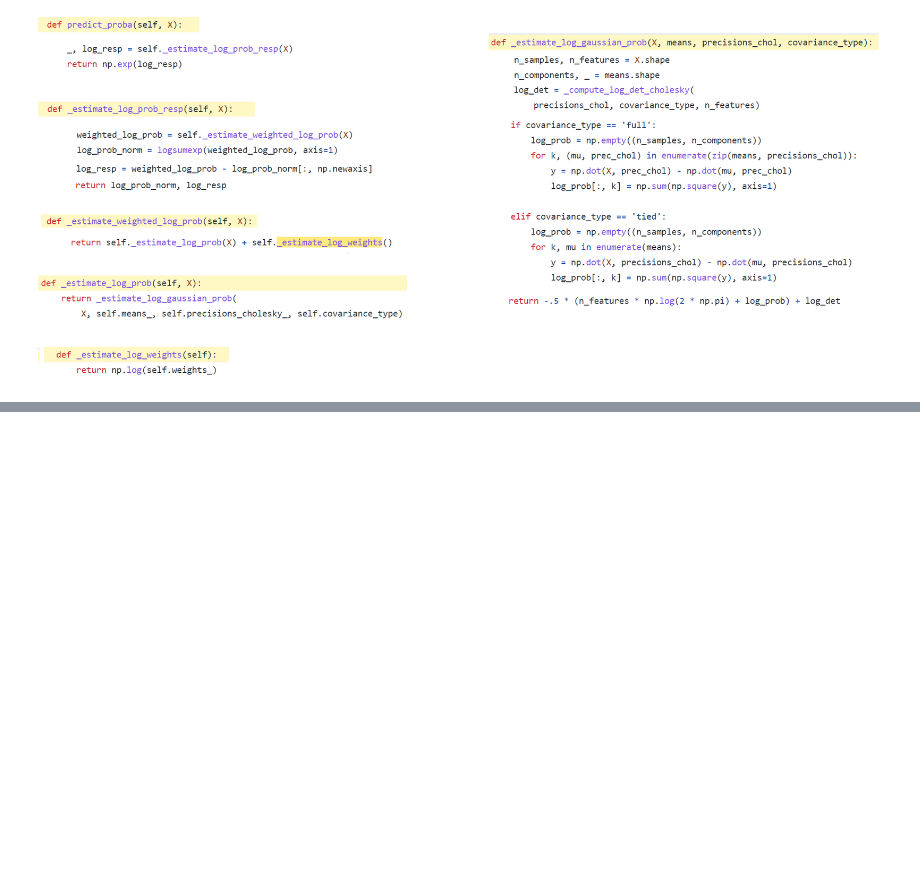
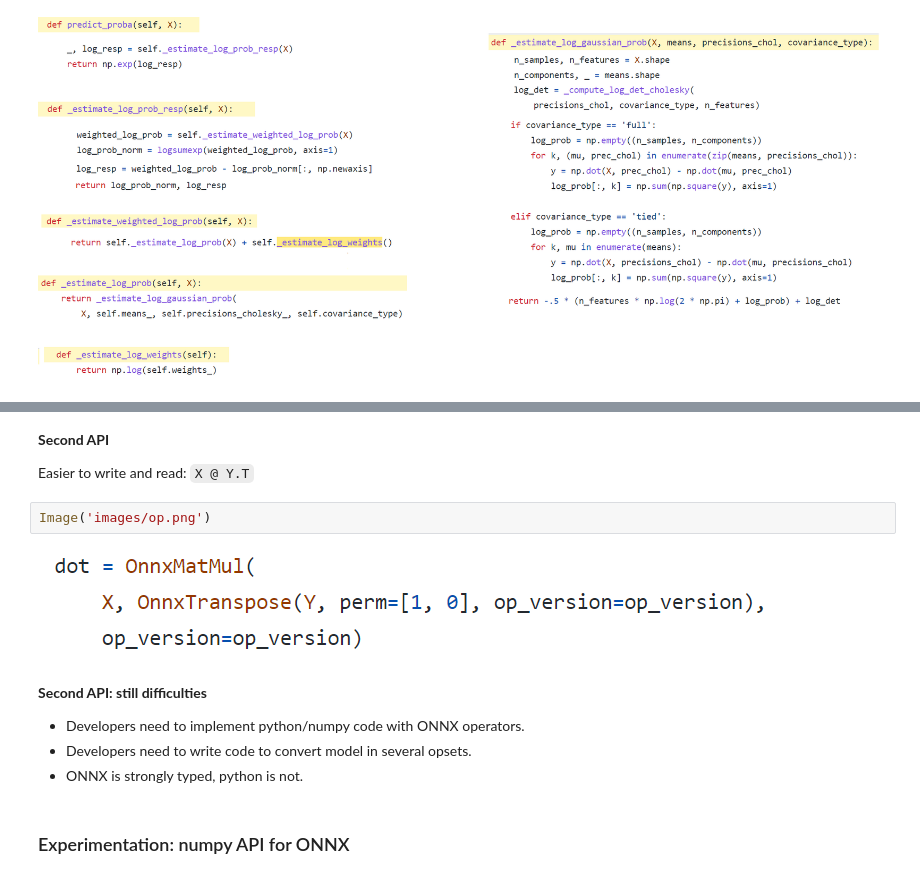
Before and after one commit to onnx/sklearn-onnx, a Jupyter notebook: docs/notebooks/introduction.ipynb, the cells around one changed output, grey strips where cells are left out. Cells and saved outputs as stored; diff of their text form; blank space fills up the shorter version.

```diff
--- a/docs/notebooks/introduction.ipynb
+++ b/docs/notebooks/introduction.ipynb
@@ -489,0 +515,16 @@ Image("images/linreg.png", width=500)
+# %% [markdown]
+**Second API**
+
+Easier to write and read: ``X @ Y.T``
+# %%
+Image('images/op.png')
+# %% [output]
+[figure, added]
+# %% [markdown]
+**Second API: still difficulties**
+
+* Developers need to implement python/numpy code with ONNX operators.
+* Developers need to write code to convert model in several opsets.
+* ONNX is strongly typed, python is not.
+# %% [markdown]
+### Experimentation: numpy API for ONNX
```
Also changed, not shown: parts of 15 cells of this notebook, 5 other files.
